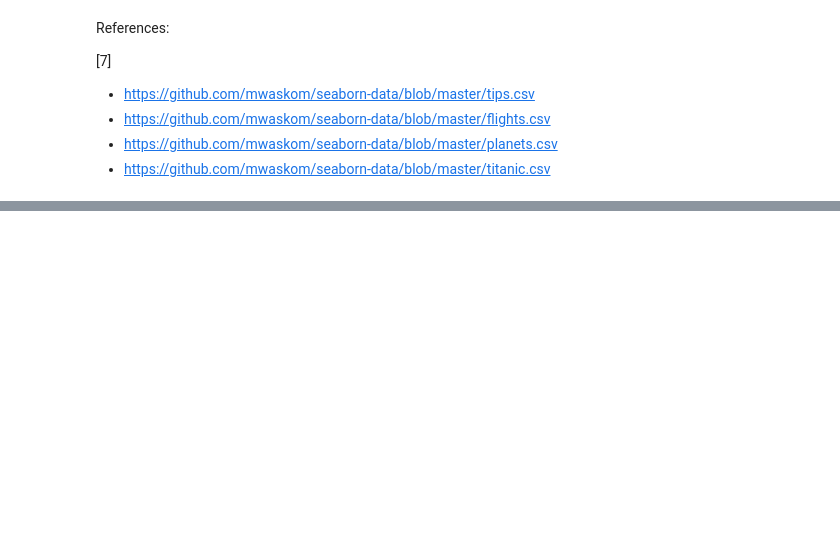
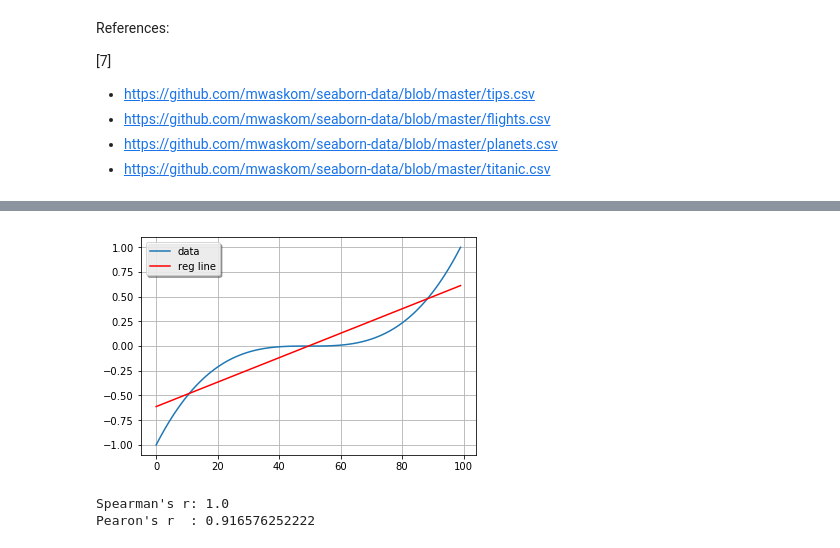
Before and after one commit to wilhelmamundsen/Statistics, a Jupyter notebook: correlation.ipynb, the cells around one changed output, grey strips where cells are left out. Saved outputs shown, nothing was run; the diff lists cells and outputs as text; code cells hidden in the pictures; blank space fills up the shorter version.

```diff
--- a/correlation.ipynb
+++ b/correlation.ipynb
@@ -196,0 +308,22 @@ plt.show()
+# %%
+x = np.linspace(-1, 1, num=100)
+y = [math.pow(i, 3) for i in x]
+
+slope, intercept, rvalue, pvalue, stderr = st.linregress(x, y=y)
+
+def regress(x):
+
+    return x*slope+intercept
+
+plt.plot(y, label='data')
+plt.plot(regress(x), color='red', label='reg line')
+plt.grid()
+plt.legend(shadow=True)
+plt.show()
+
+print("Spearman's r: " + str(st.spearmanr(x, b=y)[0]))
+print("Pearon's r  : " + str(st.pearsonr(x, y)[0]))
+# %% [output]
+[figure, added]
+Spearman's r: 1.0
+Pearon's r  : 0.916576252222
```
Also changed, not shown: parts of 17 cells of this notebook.
